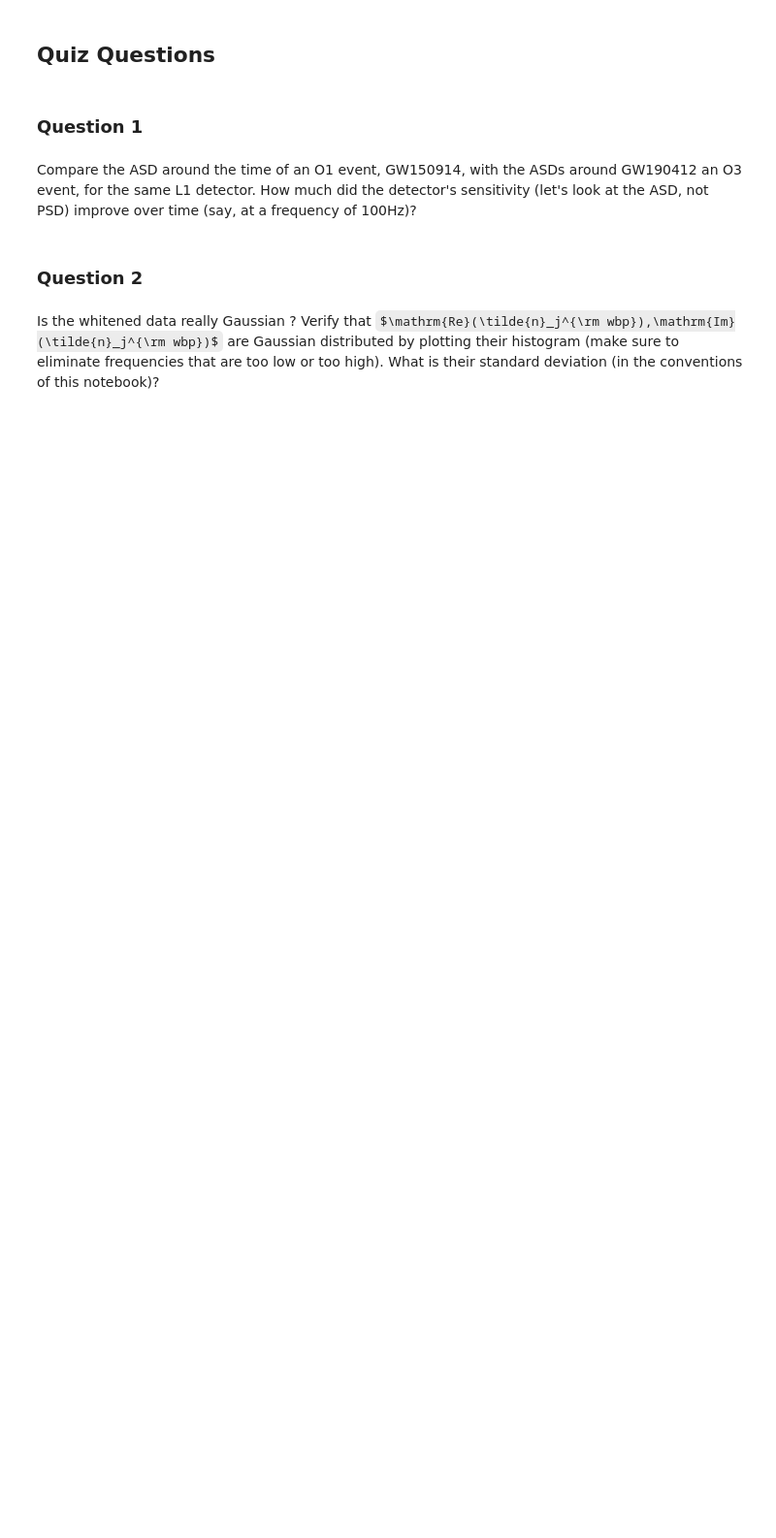
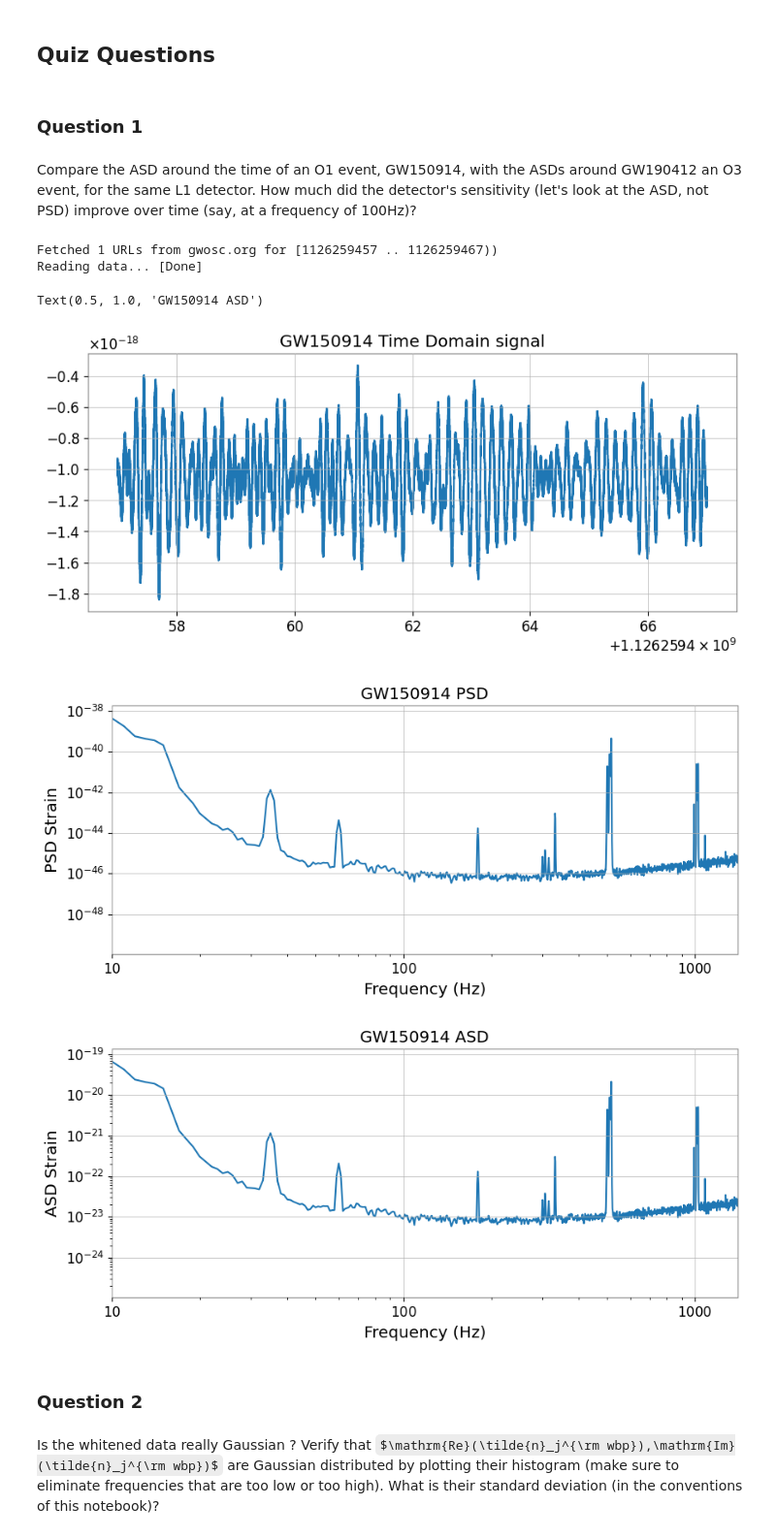
Before and after one commit to jazminphilip/GW-Project, a Jupyter notebook: Tutorials/03_Signal_Processing/Tuto_3.2_Noise_PSD.ipynb, the cells around one changed output. Shown at 97% size. Cells and saved outputs as stored; diff of their text form; code cells hidden in the pictures; some formulas as TeX source; blank space fills up the shorter version.

```diff
--- a/Tutorials/03_Signal_Processing/Tuto_3.2_Noise_PSD.ipynb
+++ b/Tutorials/03_Signal_Processing/Tuto_3.2_Noise_PSD.ipynb
@@ -477,6 +481,60 @@ Text(0, 0.5, 'Whitened band-passed strain')
 ### Question 1
 # %% [markdown]
 Compare the ASD around the time of an O1 event, GW150914, with the ASDs around GW190412 an O3 event, for the same L1 detector. How much did the detector's sensitivity (let's look at the ASD, not PSD) improve over time (say, at a frequency of 100Hz)?
+# %%
+import numpy as np
+import scipy
+import matplotlib.pyplot as plt
+import pycbc
+import gwpy
+
+from ipywidgets import interact, interactive, fixed, interact_manual, widgets
+from pycbc.waveform import get_td_waveform, get_fd_waveform
+
+from gwosc.datasets import event_gps
+from gwpy.timeseries import TimeSeries
+
+gps = event_gps('GW150914')
+segment = (int(gps)-5, int(gps)+5)
+ldata = TimeSeries.fetch_open_data('L1', *segment, verbose=True) #gives the data set of the actual black hole
+fig0, ax0 = plt.subplots(1,1, figsize=[10,4])
+ax0.plot(ldata.times.value,ldata.value) # FOR WHOLE DATA SET
+ax0.set_title('GW150914 Time Domain signal')
+
+T1 = ldata.duration.value
+dt1 = ldata.dt.value
+fs1 = 1./dt
+T1, dt, fs
+freqs1_welch, psd1_welch = scipy.signal.welch(ldata.value, fs1,  window='hann', nperseg=4096)
+
+# Calculate GW150914 ASD using gwpy for comparison later
+asd1_gwpy_welch = ldata.asd(fftlength=4, method="welch")
+
+freqmin = 10 # freqs1_welch[0]
+freqmax = 1400 # freqs1_welch[-1]
+
+fig1, ax1 = plt.subplots(1,1, figsize=[10,4]) # Creates a Figure and an Axes
+ax1.loglog(freqs1_welch, psd1_welch) # Plot directly on the Axes
+ax1.set_xlim(freqmin,freqmax)
+ax1.set_ylim(min(psd1_welch),max(psd1_welch))
+ax1.set_xlabel('Frequency (Hz)')
+ax1.set_ylabel('PSD Strain')
+ax1.set_title('GW150914 PSD')
+
+fig2, ax2 = plt.subplots(1,1, figsize=[10,4]) # Creates a Figure and an Axes
+ax2.loglog(freqs1_welch, np.sqrt(psd1_welch)) # Plot directly on the Axes
+ax2.set_xlim(freqmin,freqmax)
+ax2.set_ylim(min(np.sqrt(psd1_welch)),max(np.sqrt(psd1_welch)))
+ax2.set_xlabel('Frequency (Hz)')
+ax2.set_ylabel('ASD Strain')
+ax2.set_title('GW150914 ASD')
+# %% [output]
+Fetched 1 URLs from gwosc.org for [1126259457 .. 1126259467))
+Reading data... [Done]
+Text(0.5, 1.0, 'GW150914 ASD')
+[figure, added]
+[figure, added]
+[figure, added]
 # %% [markdown]
 ### Question 2
 # %% [markdown]
```
Also changed, not shown: parts of 20 cells of this notebook.
